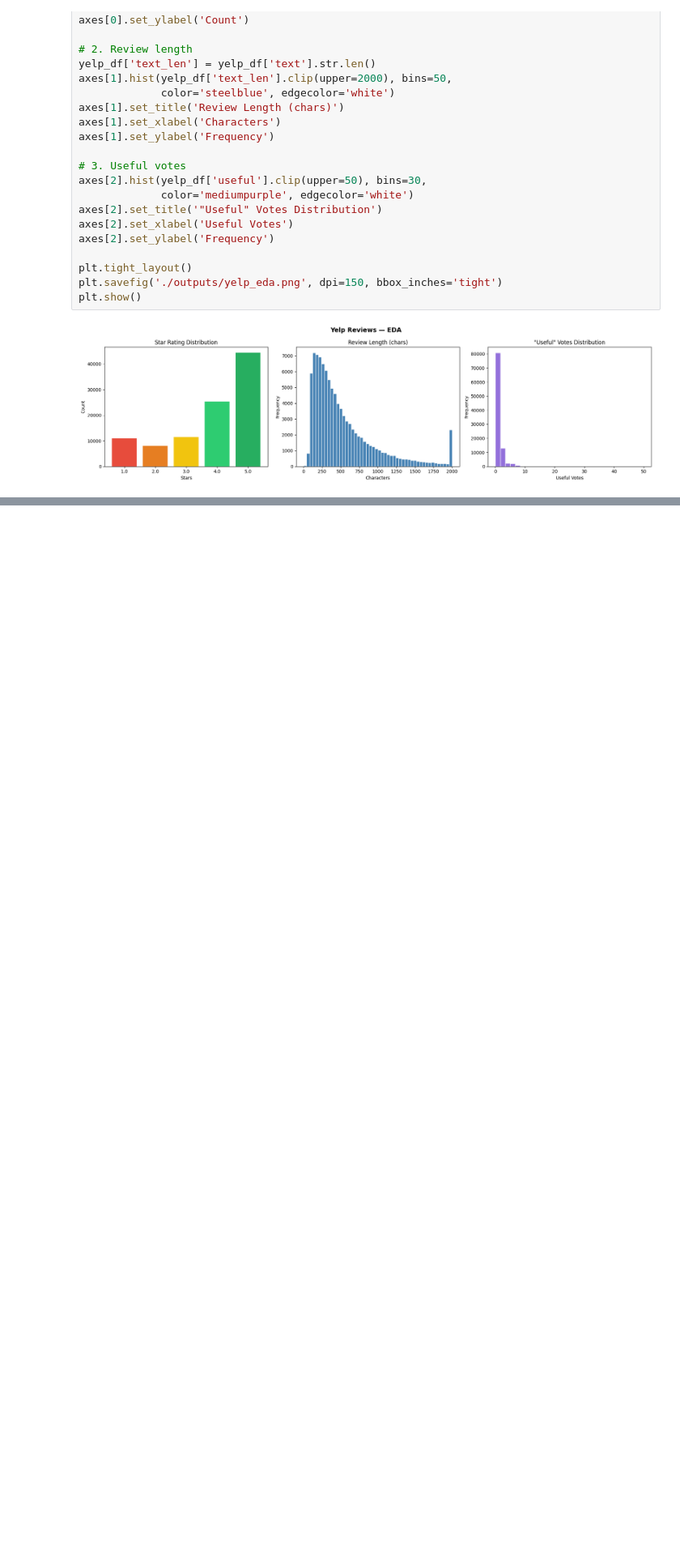
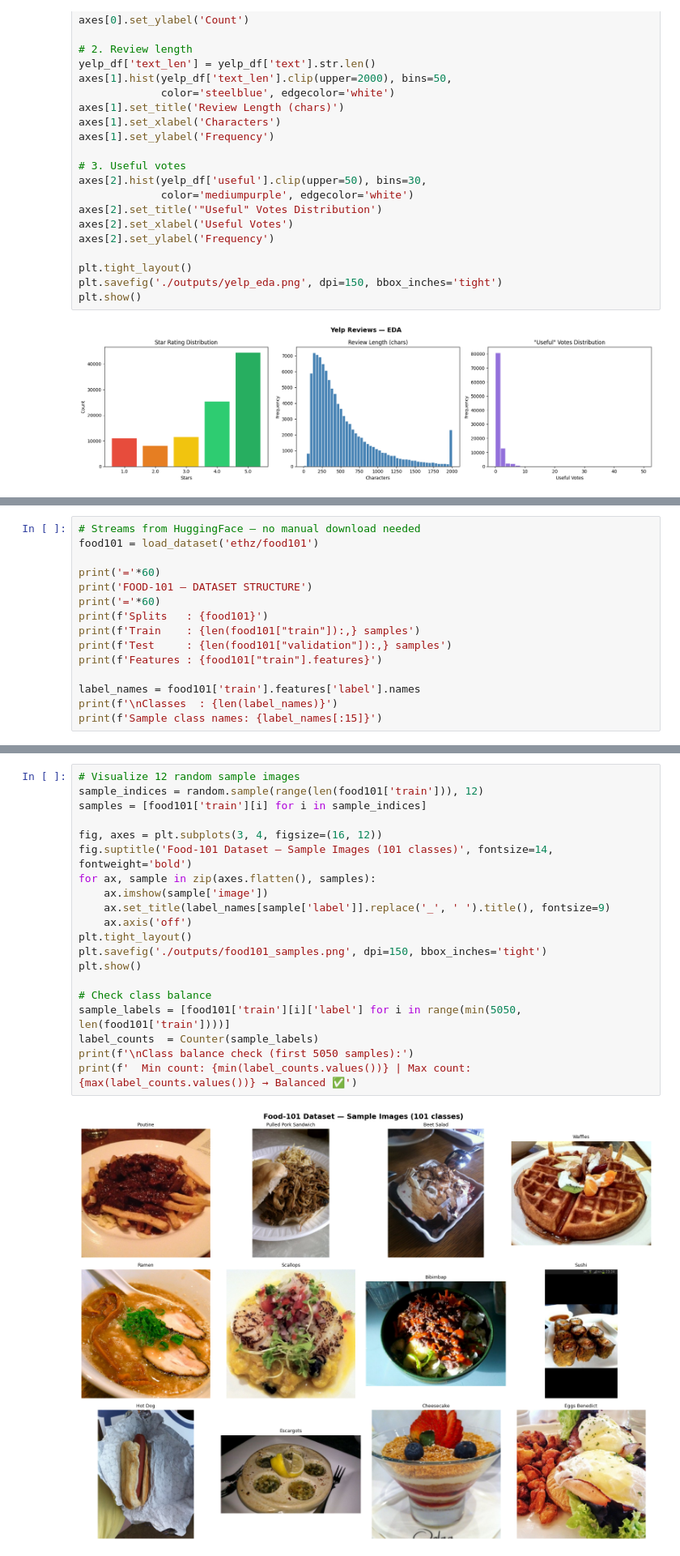
Before and after one commit to manojrawat1262/dining-trend-analysis, a Jupyter notebook: analysis_wip.ipynb, the cells around one changed output, grey strips where cells are left out. Shown at 81% size. Drawn from its saved outputs; the diff is of its cells as text; blank space fills up the shorter version.

```diff
--- a/analysis_wip.ipynb
+++ b/analysis_wip.ipynb
@@ -561,0 +567,15 @@ plt.show()
+# %%
+# Streams from HuggingFace — no manual download needed
+food101 = load_dataset('ethz/food101')
+
+print('='*60)
+print('FOOD-101 — DATASET STRUCTURE')
+print('='*60)
+print(f'Splits   : {food101}')
+print(f'Train    : {len(food101["train"]):,} samples')
+print(f'Test     : {len(food101["validation"]):,} samples')
+print(f'Features : {food101["train"].features}')
+
+label_names = food101['train'].features['label'].names
+print(f'\nClasses  : {len(label_names)}')
+print(f'Sample class names: {label_names[:15]}')
@@ -561,0 +602,22 @@ plt.show()
+# %%
+# Visualize 12 random sample images
+sample_indices = random.sample(range(len(food101['train'])), 12)
+samples = [food101['train'][i] for i in sample_indices]
+
+fig, axes = plt.subplots(3, 4, figsize=(16, 12))
+fig.suptitle('Food-101 Dataset — Sample Images (101 classes)', fontsize=14, fontweight='bold')
+for ax, sample in zip(axes.flatten(), samples):
+    ax.imshow(sample['image'])
+    ax.set_title(label_names[sample['label']].replace('_', ' ').title(), fontsize=9)
+    ax.axis('off')
+plt.tight_layout()
+plt.savefig('./outputs/food101_samples.png', dpi=150, bbox_inches='tight')
+plt.show()
+
+# Check class balance
+sample_labels = [food101['train'][i]['label'] for i in range(min(5050, len(food101['train'])))]
+label_counts  = Counter(sample_labels)
+print(f'\nClass balance check (first 5050 samples):')
+print(f'  Min count: {min(label_counts.values())} | Max count: {max(label_counts.values())} → Balanced ✅')
+# %% [output]
+[figure, added]
```
Also changed, not shown: parts of 3 cells of this notebook.
